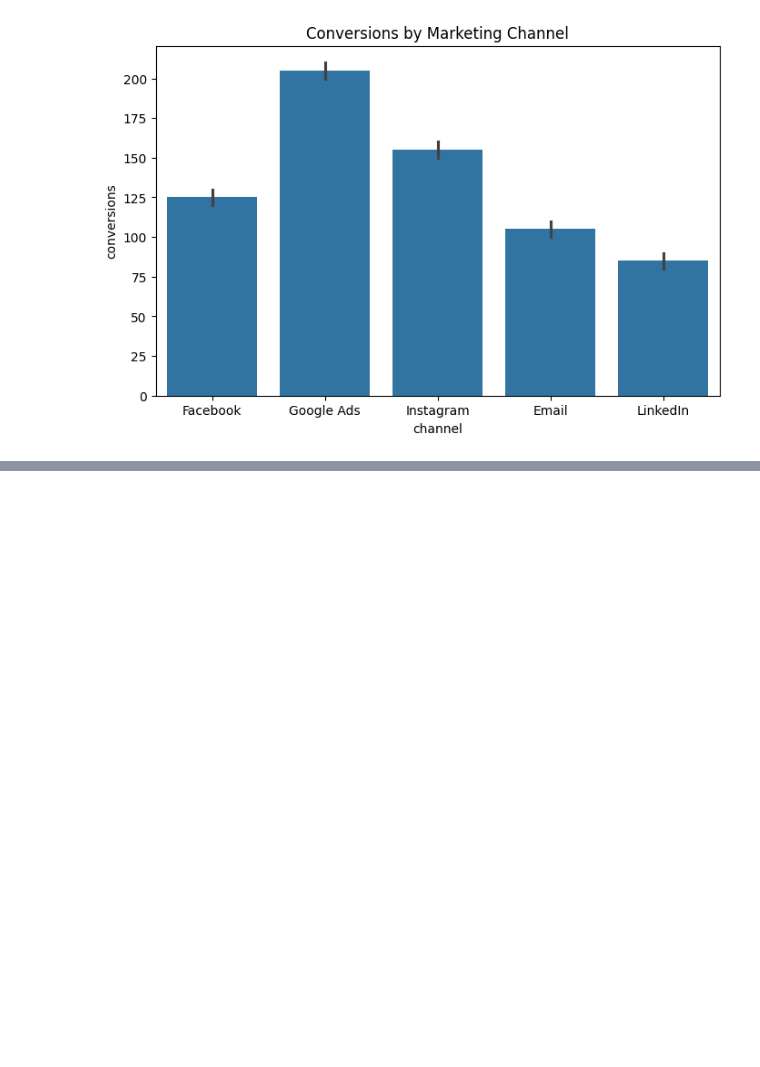
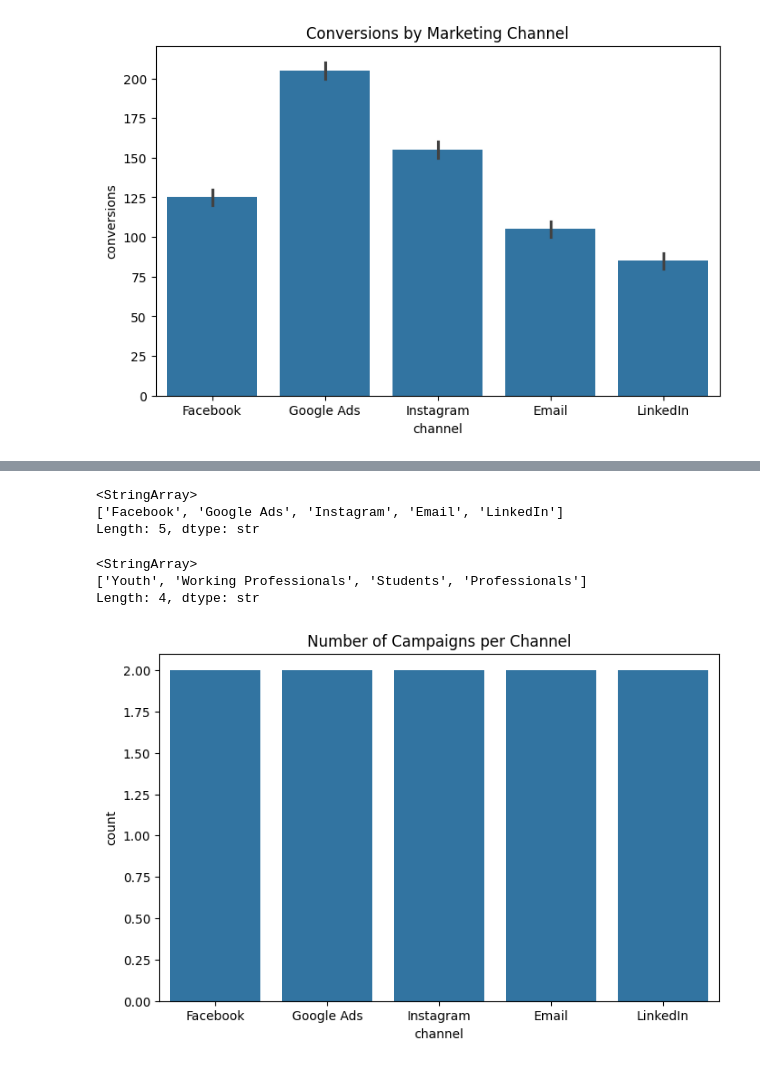
Before and after one commit to Yaswanth-23/marketing-campaign-analytics, a Jupyter notebook: notebooks/campaign_analysis.ipynb, the cells around one changed output, grey strips where cells are left out. Cells and saved outputs as stored; diff of their text form; code cells hidden in the pictures; blank space fills up the shorter version.

Commit message:
Added advanced exploratory data analysis

```diff
--- a/notebooks/campaign_analysis.ipynb
+++ b/notebooks/campaign_analysis.ipynb
@@ -75,0 +90,24 @@ plt.show()
+# %%
+data["channel"].unique()
+# %% [output]
+<StringArray>
+['Facebook', 'Google Ads', 'Instagram', 'Email', 'LinkedIn']
+Length: 5, dtype: str
+# %%
+data["segment"].unique()
+# %% [output]
+<StringArray>
+['Youth', 'Working Professionals', 'Students', 'Professionals']
+Length: 4, dtype: str
+# %%
+import matplotlib.pyplot as plt
+import seaborn as sns
+
+plt.figure(figsize=(8,5))
+sns.countplot(x="channel", data=data)
+
+plt.title("Number of Campaigns per Channel")
+plt.savefig("../visuals/campaign_distribution.png")
+plt.show()
+# %% [output]
+[figure, added]
```
Also changed, not shown: parts of 6 cells of this notebook, 4 other files.
